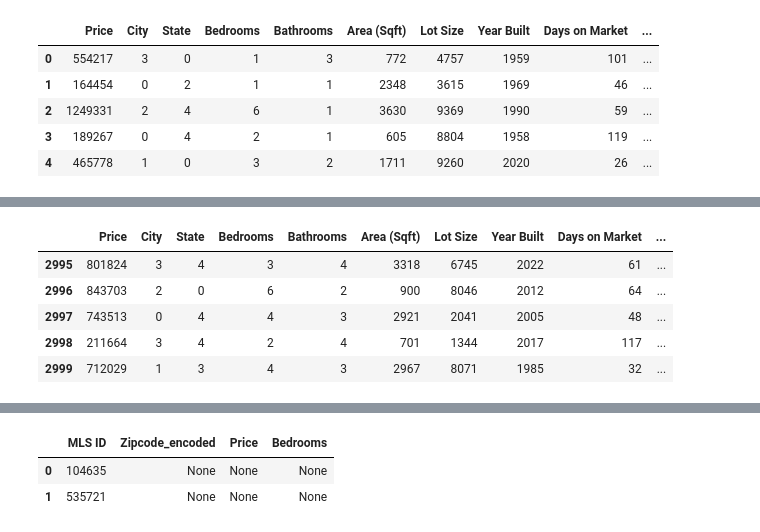
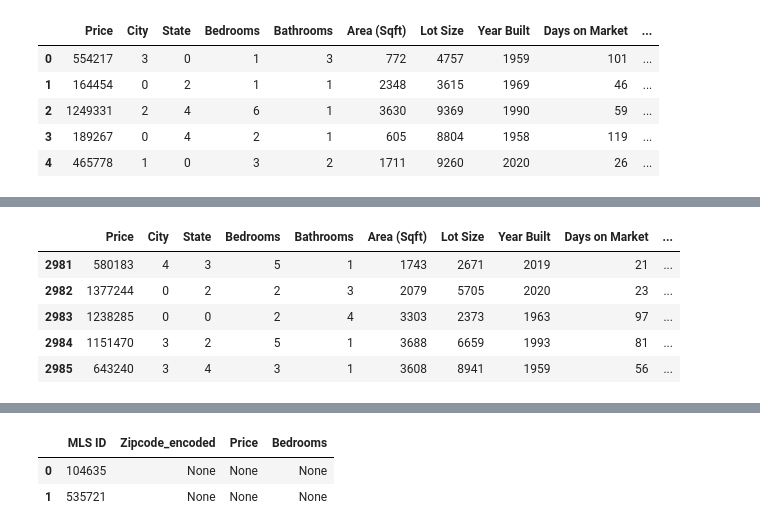
Before and after one commit to codentell/deployml, a Jupyter notebook: sandbox.ipynb, the cells around one changed output, grey strips where cells are left out. Drawn from its saved outputs; the diff is of its cells as text; code cells hidden in the pictures.

```diff
--- a/sandbox.ipynb
+++ b/sandbox.ipynb
@@ -59,3 +61,10 @@ data.head()
 | 2 | 1249331 | 2 | 4 | 6 | 1 | 3630 | 9369 | 1990 | 59 | ... |
 | 3 | 189267 | 0 | 4 | 2 | 1 | 605 | 8804 | 1958 | 119 | ... |
 | 4 | 465778 | 1 | 0 | 3 | 2 | 1711 | 9260 | 2020 | 26 | ... |
+# %%
+# Getting date range to apply to the dataset
+n = len(data)
+start_date = datetime.today() - timedelta(days=n - 1)
+
+date_range = [start_date + timedelta(days=i) for i in range(n)]
+date_range_str = [d.strftime("%Y-%m-%d") for d in date_range]
@@ -62,11 +79,26 @@ data.head()
 # %%
 temp = pd.read_csv("data/us_house_Sales_data.csv")
 data["MLS ID"] = temp["MLS ID"].str[1:].astype(int)
-# data.to_csv("house_data.csv", index=False)
-start_date = pd.to_datetime("2000-01-01")
-data["event_timestamp"] = pd.date_range(start=start_date, periods=len(data))
-data["event_timestamp"] = pd.to_datetime(data["event_timestamp"], utc=True)
+data["event_timestamp"] = pd.to_datetime(date_range_str, utc = True)
+# data["event_timestamp"] = data["event_timestamp"].astype("datetime64[us]")
+normalized_columns = [
+    "price",
+    "city",
+    "state",
+    "bedrooms",
+    "bathrooms",
+    "area_sqft",
+    "lot_size",
+    "year_built",
+    "days_on_market",
+    "property_type",
+    "listing_agent",
+    "status",
+    "zipcode_encoded",
+    "mls_id",
+    "event_timestamp"
+] # To set up for bigquery, because it's big dumb.
+data.columns = normalized_columns
 
-
-
-data.to_parquet("house_data.parquet", index=False)
+data.to_parquet("./data/house_data.parquet", engine="pyarrow", index=False)
+data.head()
@@ -73,9 +135,13 @@ data.to_parquet("house_data.parquet", index=False)
 # %%
-data.tail()
+cutoff_date = datetime.today() - timedelta(days=14)
+data['event_timestamp'] = pd.to_datetime(data['event_timestamp'], utc=True) # UTC time-zone shenanigans
+data['event_timestamp'] = data['event_timestamp'].dt.tz_convert(None)
+filtered_data = data[data['event_timestamp'] < cutoff_date]
+filtered_data.tail()
 # %% [output]
 |  | Price | City | State | Bedrooms | Bathrooms | Area (Sqft) | Lot Size | Year Built | Days on Market | ... |
-| 2995 | 801824 | 3 | 4 | 3 | 4 | 3318 | 6745 | 2022 | 61 | ... |
-| 2996 | 843703 | 2 | 0 | 6 | 2 | 900 | 8046 | 2012 | 64 | ... |
-| 2997 | 743513 | 0 | 4 | 4 | 3 | 2921 | 2041 | 2005 | 48 | ... |
-| 2998 | 211664 | 3 | 4 | 2 | 4 | 701 | 1344 | 2017 | 117 | ... |
-| 2999 | 712029 | 1 | 3 | 4 | 3 | 2967 | 8071 | 1985 | 32 | ... |
+| 2981 | 580183 | 4 | 3 | 5 | 1 | 1743 | 2671 | 2019 | 21 | ... |
+| 2982 | 1377244 | 0 | 2 | 2 | 3 | 2079 | 5705 | 2020 | 23 | ... |
+| 2983 | 1238285 | 0 | 0 | 2 | 4 | 3303 | 2373 | 1963 | 97 | ... |
+| 2984 | 1151470 | 3 | 2 | 5 | 1 | 3688 | 6659 | 1993 | 81 | ... |
+| 2985 | 643240 | 3 | 4 | 3 | 1 | 3608 | 8941 | 1959 | 56 | ... |
```
Also changed, not shown: parts of 8 cells of this notebook, 2 other files.
